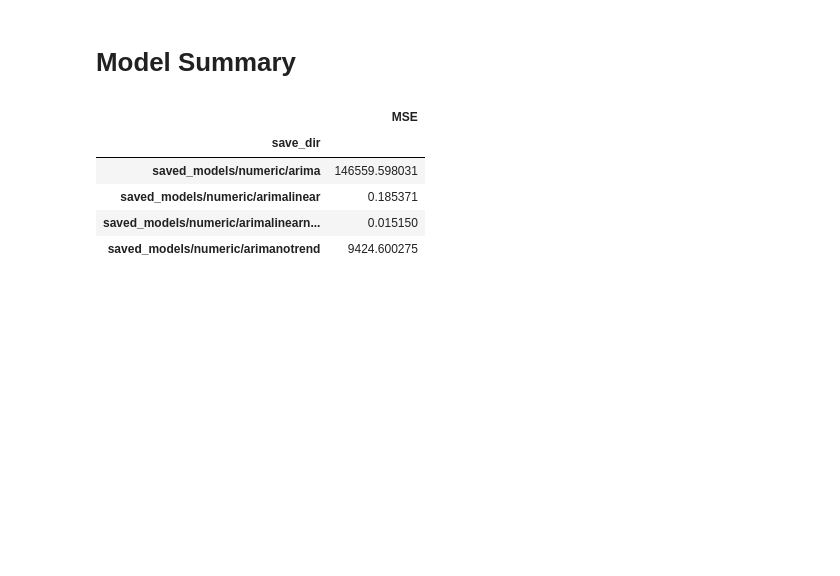
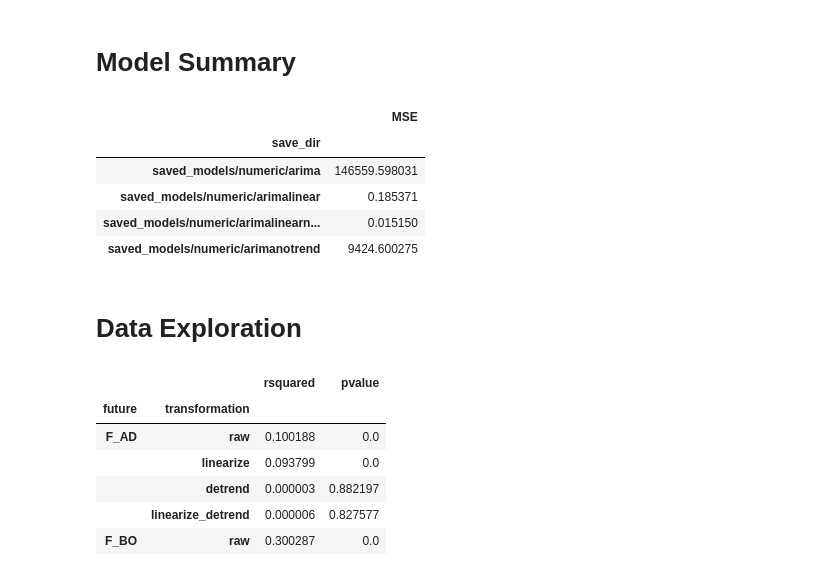
Before and after one commit to aeronsimshihwin/BT4013-toofdoctor, a Jupyter notebook: tuning_numeric_arima.ipynb, the cells around one changed output. Saved outputs shown, nothing was run; the diff lists cells and outputs as text; code cells hidden in the pictures; blank space fills up the shorter version.

```diff
--- a/tuning_numeric_arima.ipynb
+++ b/tuning_numeric_arima.ipynb
@@ -217,3 +217,5 @@ np.sqrt(summary.groupby('save_dir').mean())
 | saved_models/numeric/arimalinear | 0.185371 |
 | saved_models/numeric/arimalinearn... | 0.015150 |
 | saved_models/numeric/arimanotrend | 9424.600275 |
+# %% [markdown]
+# Data Exploration
@@ -219,0 +226,36 @@ np.sqrt(summary.groupby('save_dir').mean())
+# %%
+transformations = {
+    'raw': lambda x: x,
+    'linearize': lambda x: np.log(x),
+    'detrend': lambda x: np.diff(x),
+    'linearize_detrend': lambda x: np.diff(np.log(x)),
+}
+
+metrics = {
+    'rsquared': lambda fit: fit.rsquared,
+    'pvalue': lambda fit: fit.pvalues[1],
+}
+
+results = pd.DataFrame(
+    index = pd.MultiIndex.from_product([utils.futuresList, transformations], names=['future', 'transformation']),
+    columns = metrics,
+)
+
+for future, name in tqdm(results.index):
+    f = transformations[name]
+    y = f(data[future]['CLOSE'])
+    X = sm.add_constant(np.arange(len(y)))
+    fit = sm.OLS(y, X).fit()
+
+    for metric, func in metrics.items():
+        results.loc[(future, name), metric] = func(fit)
+
+results.head()
+# %% [output]
+|  |  | rsquared | pvalue |
+| future | transformation |  |  |
+| F_AD | raw | 0.100188 | 0.0 |
+|  | linearize | 0.093799 | 0.0 |
+|  | detrend | 0.000003 | 0.882197 |
+|  | linearize_detrend | 0.000006 | 0.827577 |
+| F_BO | raw | 0.300287 | 0.0 |
```
Also changed, not shown: parts of 10 cells of this notebook.
